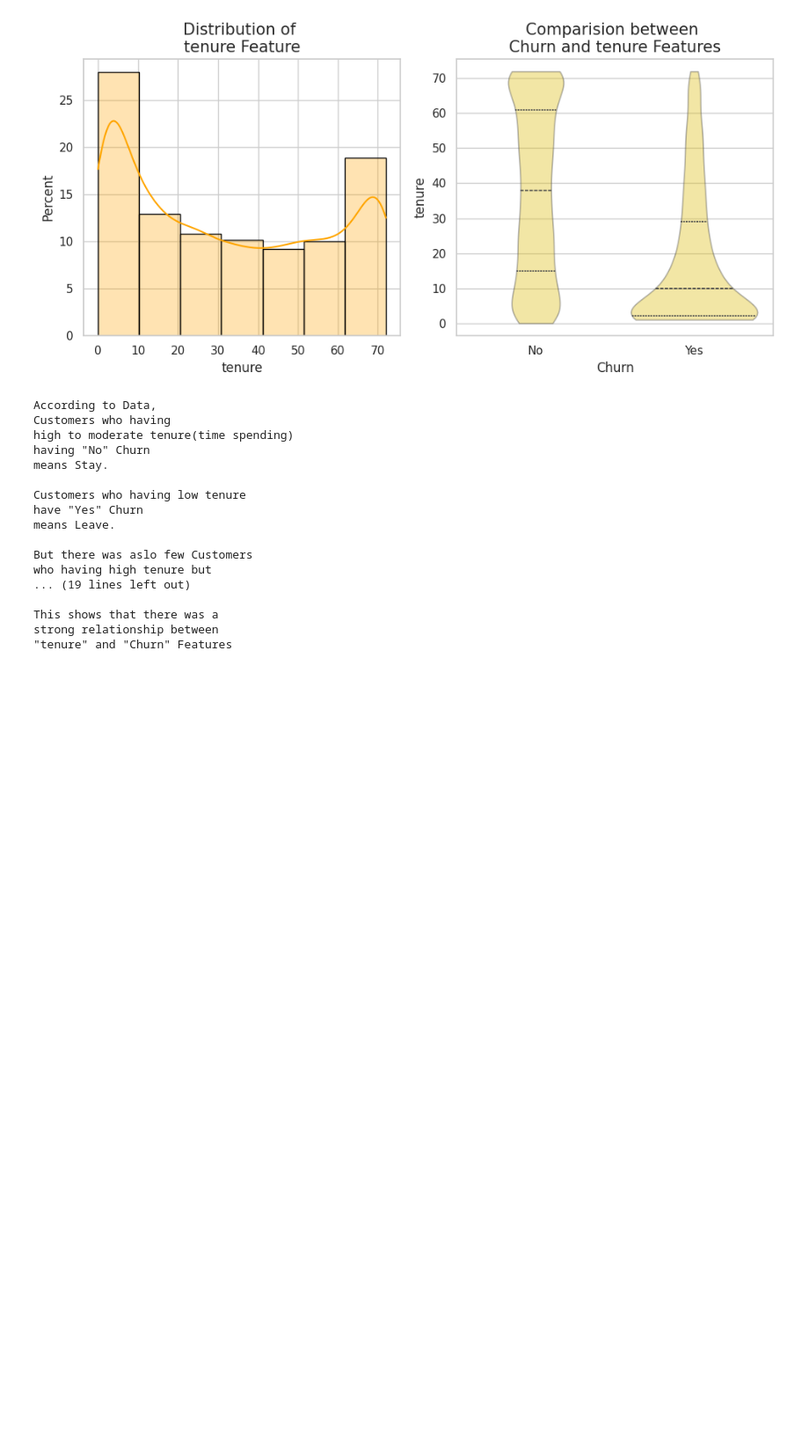
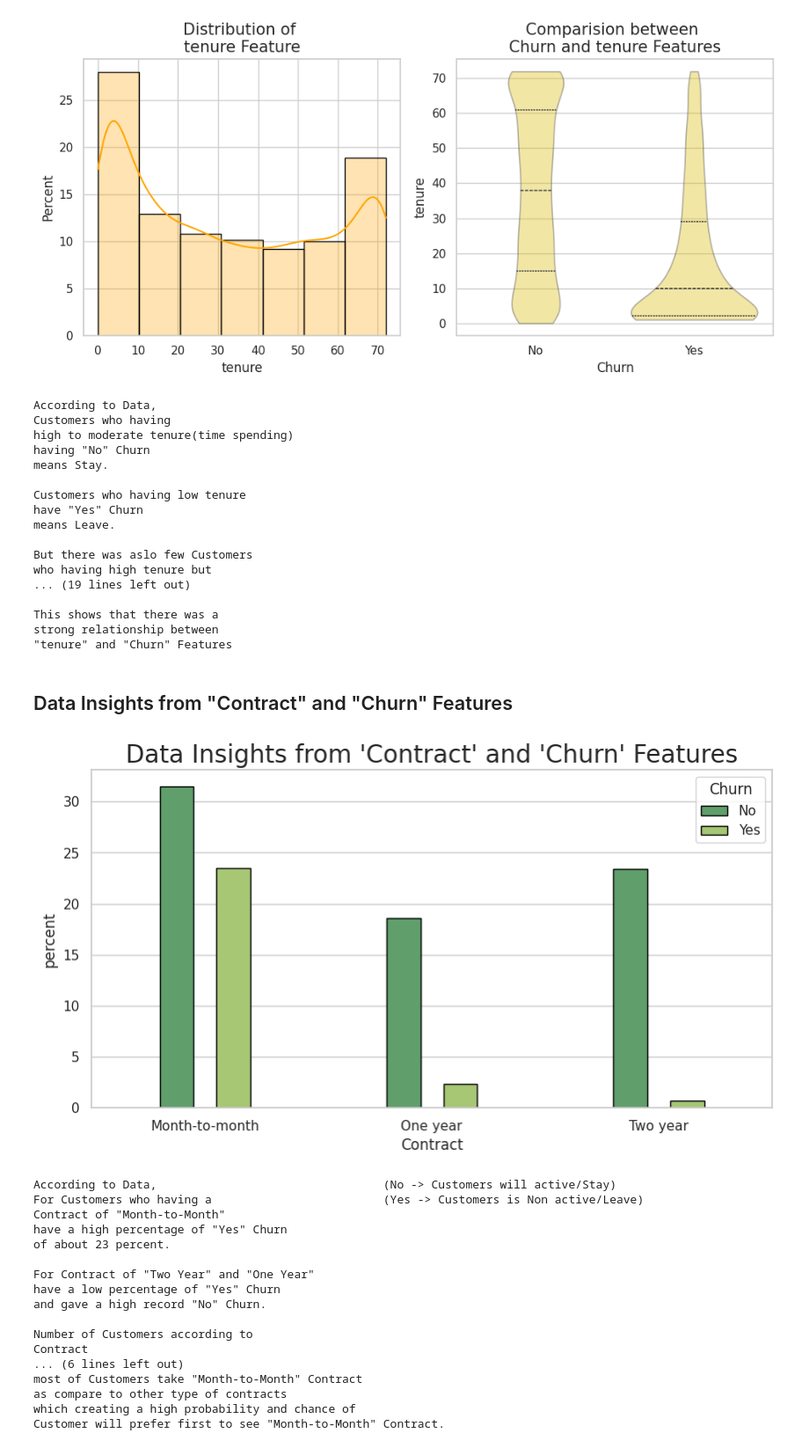
Before and after one commit to ArthJain123/Customer-Churn-Prediction-ML, a Jupyter notebook: Customer_Churn_Prediction.ipynb, the cells around one changed output. Shown at 88% size. Saved outputs shown, nothing was run; the diff lists cells and outputs as text; code cells hidden in the pictures; blank space fills up the shorter version.

Commit message:
Data Insights from Contract and Churn Features

```diff
--- a/Customer_Churn_Prediction.ipynb
+++ b/Customer_Churn_Prediction.ipynb
@@ -296,3 +296,56 @@ who having high tenure but
 This shows that there was a
 strong relationship between
 "tenure" and "Churn" Features
+# %% [markdown]
+## Data Insights from "Contract" and "Churn" Features
+# %%
+# ================================== Data Insights from 'Contract' and 'Churn' Features ==================================
+
+
+plt.figure(figsize = (10,5))
+
+plt.title("Data Insights from 'Contract' and 'Churn' Features",fontsize = 20)
+
+sns.countplot(x = "Contract",data = data,hue = "Churn",palette = "summer",stat = "percent",edgecolor = "black",width = 0.5,gap = 0.4)
+plt.show()
+
+print(f"""
+According to Data,                                 (No -> Customers will active/Stay)
+For Customers who having a                         (Yes -> Customers is Non active/Leave)
+Contract of "Month-to-Month"
+have a high percentage of "Yes" Churn
+of about 23 percent.
+
+For Contract of "Two Year" and "One Year"
+have a low percentage of "Yes" Churn
+and gave a high record "No" Churn.
+
+Number of Customers according to
+{data.groupby("Contract")["Churn"].count()}
+
+This shows that,
+most of Customers take "Month-to-Month" Contract
+as compare to other type of contracts
+which creating a high probability and chance of
+Customer will prefer first to see "Month-to-Month" Contract.
+
+""")
+# %% [output]
+[figure, added]
+According to Data,                                 (No -> Customers will active/Stay)
+For Customers who having a                         (Yes -> Customers is Non active/Leave)
+Contract of "Month-to-Month"
+have a high percentage of "Yes" Churn
+of about 23 percent.
+
+For Contract of "Two Year" and "One Year"
+have a low percentage of "Yes" Churn
+and gave a high record "No" Churn.
+
+Number of Customers according to
+Contract
+... (6 lines left out)
+most of Customers take "Month-to-Month" Contract
+as compare to other type of contracts
+which creating a high probability and chance of
+Customer will prefer first to see "Month-to-Month" Contract.
```
